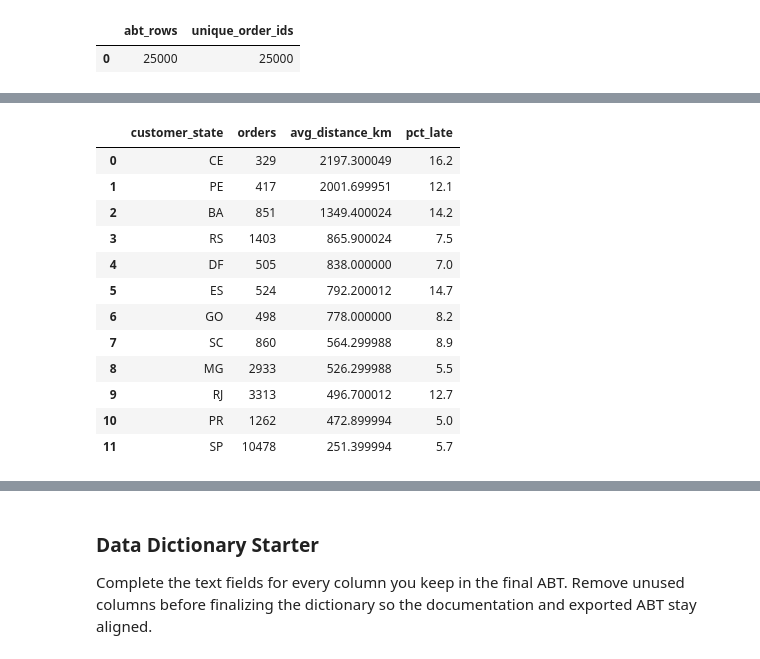
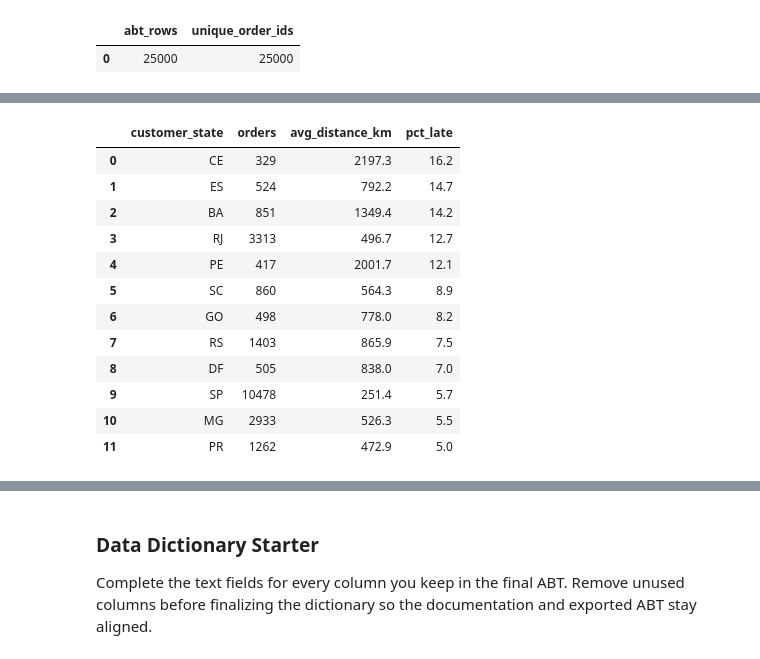
Before and after one commit to JonathanStachowiak/Option_2_Final_Project_Jonathan_Stachowiak, a Jupyter notebook: notebooks/olist_project_starter.ipynb, the cells around one changed output, grey strips where cells are left out. Cells and saved outputs as stored; diff of their text form; code cells hidden in the pictures.

```diff
--- a/notebooks/olist_project_starter.ipynb
+++ b/notebooks/olist_project_starter.ipynb
@@ -1394,29 +1379,29 @@ run_duck(query)
 # %%
 # State summary for orders, average distance, and percentage of late deliveries for states with at least 300 orders and the ordered by average distance in descending order
 query = """
 SELECT
     customer_state,
     COUNT(*) AS orders,
-    ROUND(AVG(seller_customer_distance_mean_km)::numeric, 1)::float AS avg_distance_km,
+    ROUND(AVG(seller_customer_distance_mean_km), 1) AS avg_distance_km,
     ROUND(100.0 * AVG(CASE WHEN delivered_late = 1 THEN 1.0 WHEN delivered_late = 0 THEN 0.0 END), 1) AS pct_late
 FROM olist_abt
 GROUP BY customer_state
 HAVING COUNT(*) >= 300
-ORDER BY avg_distance_km DESC
+ORDER BY pct_late DESC
 """
 
 run_duck(query)
 # %% [output]
 |  | customer_state | orders | avg_distance_km | pct_late |
-| 0 | CE | 329 | 2197.300049 | 16.2 |
-| 1 | PE | 417 | 2001.699951 | 12.1 |
-| 2 | BA | 851 | 1349.400024 | 14.2 |
-| 3 | RS | 1403 | 865.900024 | 7.5 |
-| 4 | DF | 505 | 838.000000 | 7.0 |
-| 5 | ES | 524 | 792.200012 | 14.7 |
-| 6 | GO | 498 | 778.000000 | 8.2 |
-| 7 | SC | 860 | 564.299988 | 8.9 |
-| 8 | MG | 2933 | 526.299988 | 5.5 |
-| 9 | RJ | 3313 | 496.700012 | 12.7 |
-| 10 | PR | 1262 | 472.899994 | 5.0 |
-| 11 | SP | 10478 | 251.399994 | 5.7 |
+| 0 | CE | 329 | 2197.3 | 16.2 |
+| 1 | ES | 524 | 792.2 | 14.7 |
+| 2 | BA | 851 | 1349.4 | 14.2 |
+| 3 | RJ | 3313 | 496.7 | 12.7 |
+| 4 | PE | 417 | 2001.7 | 12.1 |
+| 5 | SC | 860 | 564.3 | 8.9 |
+| 6 | GO | 498 | 778.0 | 8.2 |
+| 7 | RS | 1403 | 865.9 | 7.5 |
+| 8 | DF | 505 | 838.0 | 7.0 |
+| 9 | SP | 10478 | 251.4 | 5.7 |
+| 10 | MG | 2933 | 526.3 | 5.5 |
+| 11 | PR | 1262 | 472.9 | 5.0 |
```
Also changed, not shown: parts of 9 cells of this notebook.
